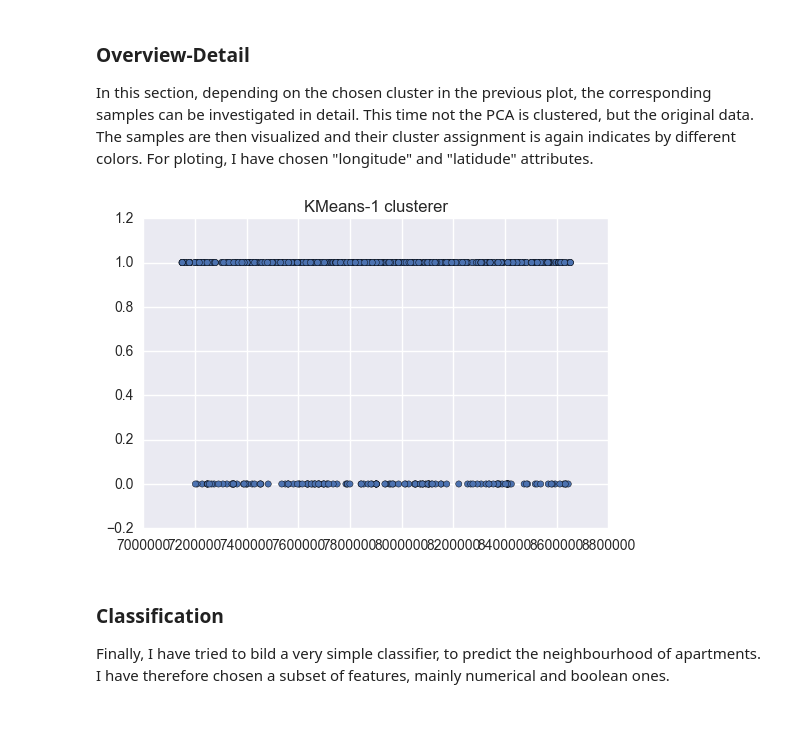
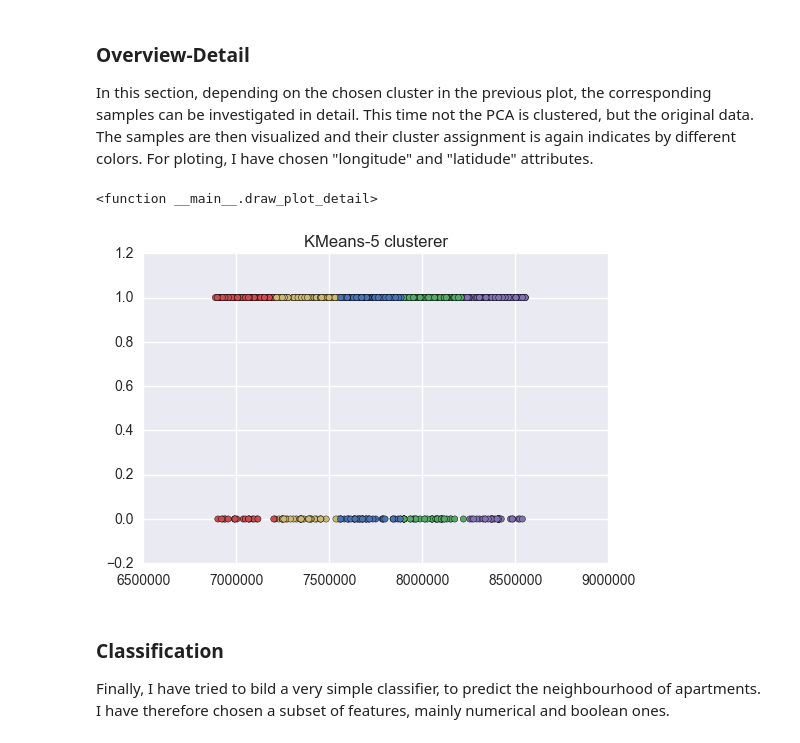
Before and after one commit to fjungwirth/VA2016-lab-project, a Jupyter notebook: VA2016_lab_project_Seattle_AirBnb.ipynb, the cells around one changed output. Drawn from its saved outputs; the diff is of its cells as text; code cells hidden in the pictures.

```diff
--- a/VA2016_lab_project_Seattle_AirBnb.ipynb
+++ b/VA2016_lab_project_Seattle_AirBnb.ipynb
@@ -115,7 +115,8 @@ Name: price, dtype: object
 # %%
 # Problem is here that prices are stored as strings with $ signs and sometimes with , instead of .
 # Therefore price column is preprocessed and cleaned
-prices = listings.price.map(lambda p : int(p[1:-3].replace(',','')))
+if listings.price.dtype != np.int64:
+    prices = listings.price.map(lambda p : float(p[1:-3].replace(',','')))
 prices.describe()
 # %% [output]
 count    3818.000000
@@ -433,39 +435,41 @@ In this section, depending on the chosen cluster in the previous plot, the corre
 # %%
 # get indicies of listings within selected cluster
 global detail_cluster
-print(detail_cluster)
-listings_indicies = np.where(listings_clusters == int(detail_cluster))
+global listings_clusters
+
+listings_indicies = np.where(listings_clusters == int(detail_cluster - 1))
 
 # get listings
 listings_clustering_detail = listings_clustering.loc[listings_indicies]
 listings_clustering_detail.head()
 
 # transform data
 listings_clustering_detail_dict = listings_clustering_detail.transpose().to_dict().values()
 vec = DictVectorizer()
 listings_clustering_detail_transformed = vec.fit_transform(listings_clustering_detail_dict)
 listings_clustering_detail_transformed = listings_clustering_detail_transformed.todense()
 
 # vec.get_feature_names()
 
 # cluster data & plot data interactively
 
 listings_detail_clusters = []
 cluster_detail = list(range(1, 6))
 
 colors = sns.color_palette(n_colors=10)
 
 def draw_plot_detail(n_detail_clusters):
     global listings_detail_clusters
     global cluster_detail
     cluster_detail = list(range(1, n_detail_clusters+1))
     listings_detail_clusters = KMeans(n_clusters=n_detail_clusters, random_state = 102).fit_predict(listings_clustering_detail_transformed)
     plt.scatter(listings_clustering_detail_transformed[:, 19], listings_clustering_detail_transformed[:, 20], c=[colors[i] for i in listings_detail_clusters])
     plt.title('KMeans-' + str(n_detail_clusters) + ' clusterer')
 
 interact(draw_plot_detail, n_detail_clusters=(1,10))
 # %% [output]
+<function __main__.draw_plot_detail>
-[figure, old version]
+[figure, new version]
 # %% [markdown]
 ### Classification
 Finally, I have tried to bild a very simple classifier, to predict the neighbourhood of apartments. I have therefore chosen a subset of features, mainly numerical and boolean ones.
```
Also changed, not shown: parts of 10 cells of this notebook.
